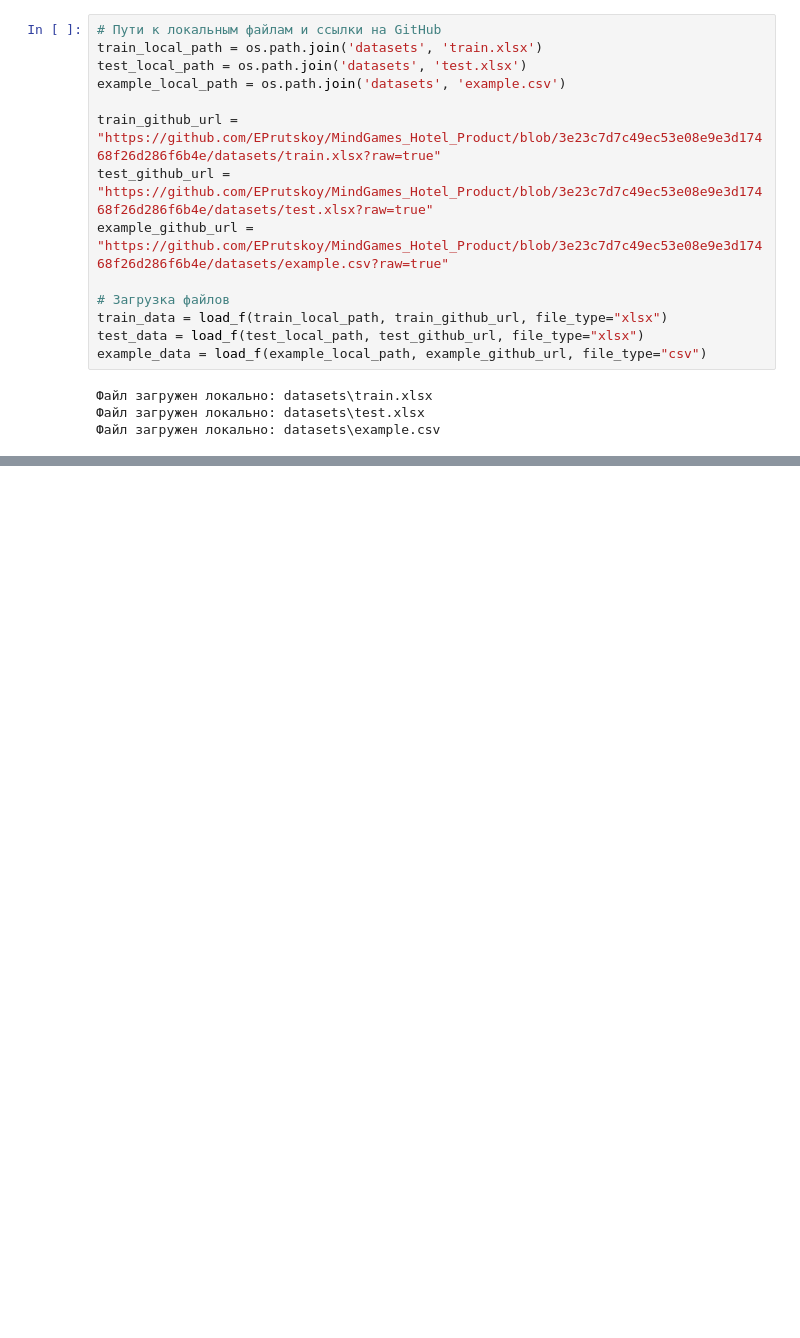
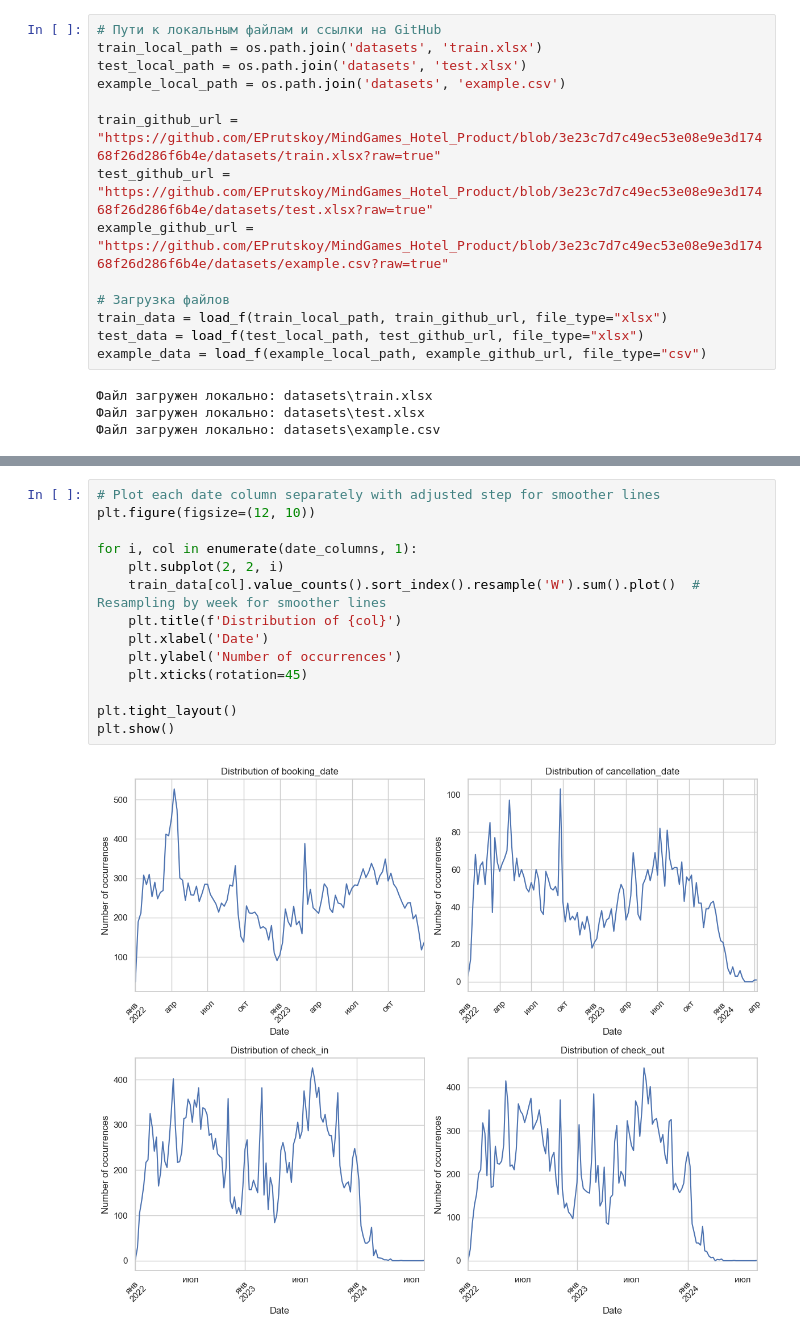
Before and after one commit to EPrutskoy/MindGames_Hotel_Product, a Jupyter notebook: hse_hotel_project.ipynb, the cells around one changed output, grey strips where cells are left out. Drawn from its saved outputs; the diff is of its cells as text; blank space fills up the shorter version.

```diff
--- a/hse_hotel_project.ipynb
+++ b/hse_hotel_project.ipynb
@@ -165,0 +328,16 @@ memory usage: 87.8 KB
+# %%
+# Plot each date column separately with adjusted step for smoother lines
+plt.figure(figsize=(12, 10))
+
+for i, col in enumerate(date_columns, 1):
+    plt.subplot(2, 2, i)
+    train_data[col].value_counts().sort_index().resample('W').sum().plot()  # Resampling by week for smoother lines
+    plt.title(f'Distribution of {col}')
+    plt.xlabel('Date')
+    plt.ylabel('Number of occurrences')
+    plt.xticks(rotation=45)
+
+plt.tight_layout()
+plt.show()
+# %% [output]
+[figure, added]
```
Also changed, not shown: parts of 25 cells of this notebook.
